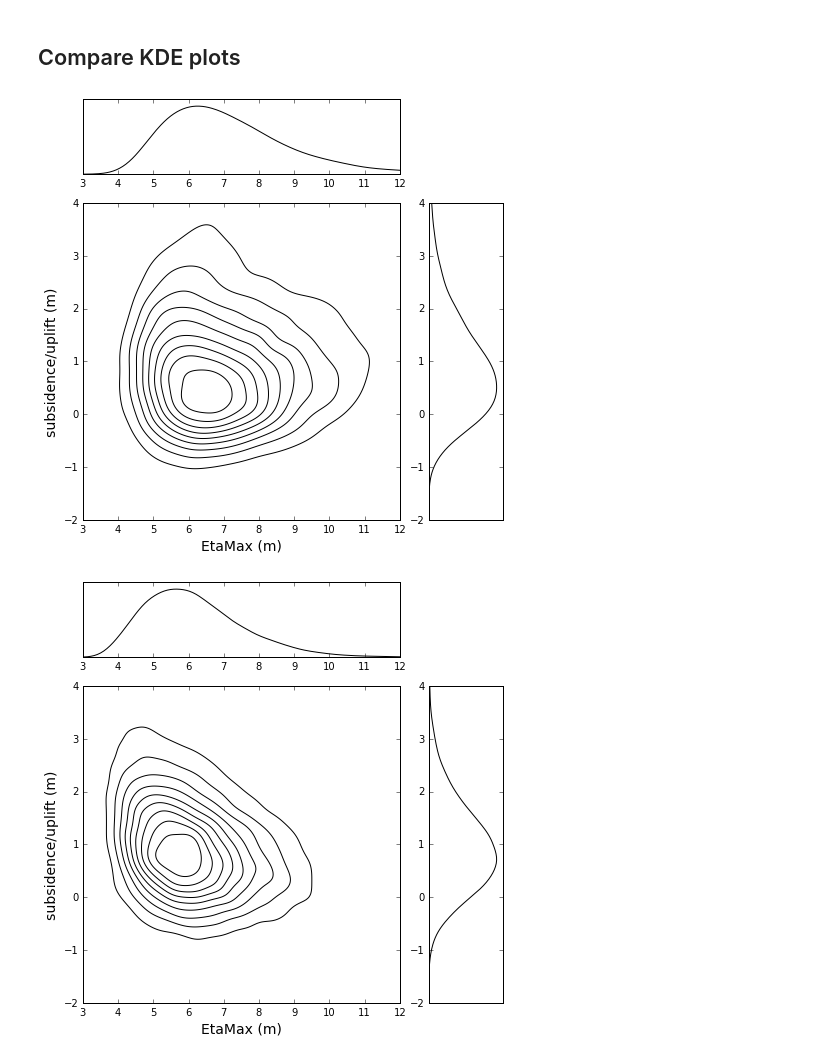
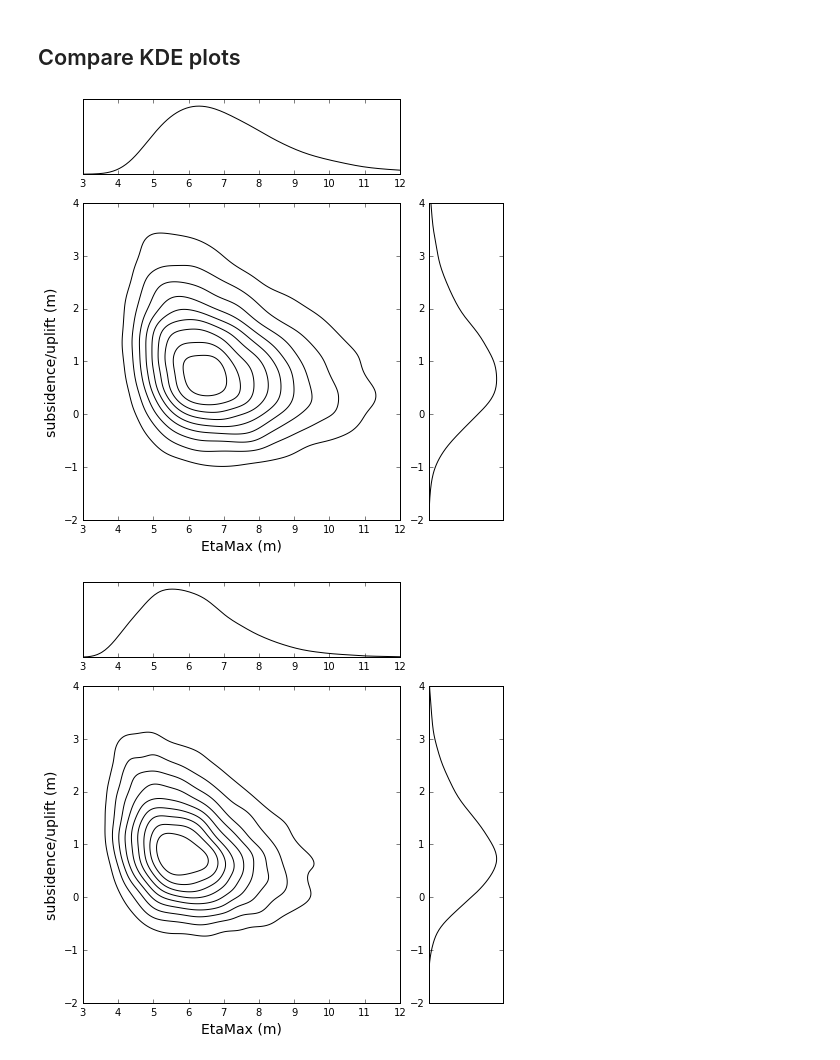
Before and after one commit to rjleveque/KLslip-paper, a Jupyter notebook: KL2d_figures_demo.ipynb, the cells around one changed output. Saved outputs shown, nothing was run; the diff lists cells and outputs as text; code cells hidden in the pictures.

Commit message:
Revised KL2d_figures_demo.ipynb and added KL2d_figures_truncations.ipynb

```diff
--- a/KL2d_figures_demo.ipynb
+++ b/KL2d_figures_demo.ipynb
@@ -553,10 +544,4 @@ for i in range(1,6):
 [figure]
 # %% [markdown]
 ## Compute statistics from 20,000 realizations:
-# %%
-random.seed(12345)
-ntrials = 20000
-nterms_max = 60  # max number of terms to use
-zvals = randn(ntrials,nterms_max+1)   # generate ntrials sets of random numbers
-save('data/zvals.npy',zvals)  # archive the set of z values generated
 # %%
@@ -587,15 +583,15 @@ The next cell will take several minutes to execute...
 # %%
-nterms_list = range(1,10) + range(10,65,5)
-for nterms in nterms_list:
-    print "nterms = %i" % nterms
-    Energy, Amplitude, z_shore, EtaMax, zvals = test2(zvals, nterms)
+random.seed(12345)
+ntrials = 20000
+nterms2 = 7
+print "Generating %s samples..." % ntrials
+Energy, Amplitude, z_shore, EtaMax, zvals = test(ntrials = ntrials, nterms=nterms2)
 
-    DepthProxy = EtaMax - z_shore
-    realizations = pd.DataFrame()
-    realizations['Energy'] = Energy
-    realizations['Amplitude'] = Amplitude
-    realizations['subsidence / uplift'] = z_shore
-    realizations['EtaMax'] = EtaMax
-    realizations['depth proxy'] = DepthProxy
-    realizations.to_pickle('data/realizations_2d_' + str(nterms) + '.pkl') # save results
+DepthProxy = EtaMax - z_shore
+realizations2 = pd.DataFrame()
+realizations2['Energy'] = Energy
+realizations2['Amplitude'] = Amplitude
+realizations2['subsidence / uplift'] = z_shore
+realizations2['EtaMax'] = EtaMax
+realizations2['depth proxy'] = DepthProxy
 # %% [output]
@@ -629,42 +606,41 @@ Nx = 200
 Ny = 201
 
 x0 = 3.
 x1 = 12.
 
 y0 = -2.
 y1 = 4.
 
 x = np.linspace(x0,x1,Nx)
 y = np.linspace(y0,y1,Ny)
 
 X,Y = np.meshgrid(x,y)
 
 xy = np.vstack((X.flatten(),Y.flatten()))
 
 
-nterms = 60
-realizations = pd.read_pickle('data/realizations_2d_%s.pkl' % nterms)
+## 60 terms:
+
 rvals = vstack((realizations[Q1].T, realizations[Q2].T))
 kde = stats.gaussian_kde(rvals)
 p = kde.pdf(xy) * (x1-x0)*(y1-y0)/float(Nx*Ny)
 rho = reshape(p,(Ny,Nx))
 
-KDEplots.joint_plot(X,Y,P,xname='EtaMax (m)',yname='subsidence/uplift (m)')
-savefig('joint_Eta_DBshore_60b.jpg',bbox_inches='tight')
+KDEplots.joint_plot(X,Y,rho,xname='EtaMax (m)',yname='subsidence/uplift (m)')
+savefigp('joint_Eta_DBshore_60b.jpg')
 
+## 7 terms:
 
-nterms = 7
-realizations2 = pd.read_pickle('data/realizations_2d_%s.pkl' % nterms)
 rvals = vstack((realizations2[Q1].T, realizations2[Q2].T))
 kde2 = stats.gaussian_kde(rvals)
 p2 = kde2.pdf(xy) * (x1-x0)*(y1-y0)/float(Nx*Ny)
 rho2 = reshape(p2,(Ny,Nx))
 
 KDEplots.joint_plot(X,Y,rho2,xname='EtaMax (m)',yname='subsidence/uplift (m)')
-savefig('joint_Eta_DBshore_7b.jpg',bbox_inches='tight')
+savefigp('joint_Eta_DBshore_7b.jpg')
 # %% [output]
-[figure, old version]
+[figure, new version]
-[figure, old version]
+[figure, new version]
 # %%
 Q1 = 'EtaMax'
 Q2 = 'Energy'
```
Also changed, not shown: parts of 22 cells of this notebook, 1 other file.
